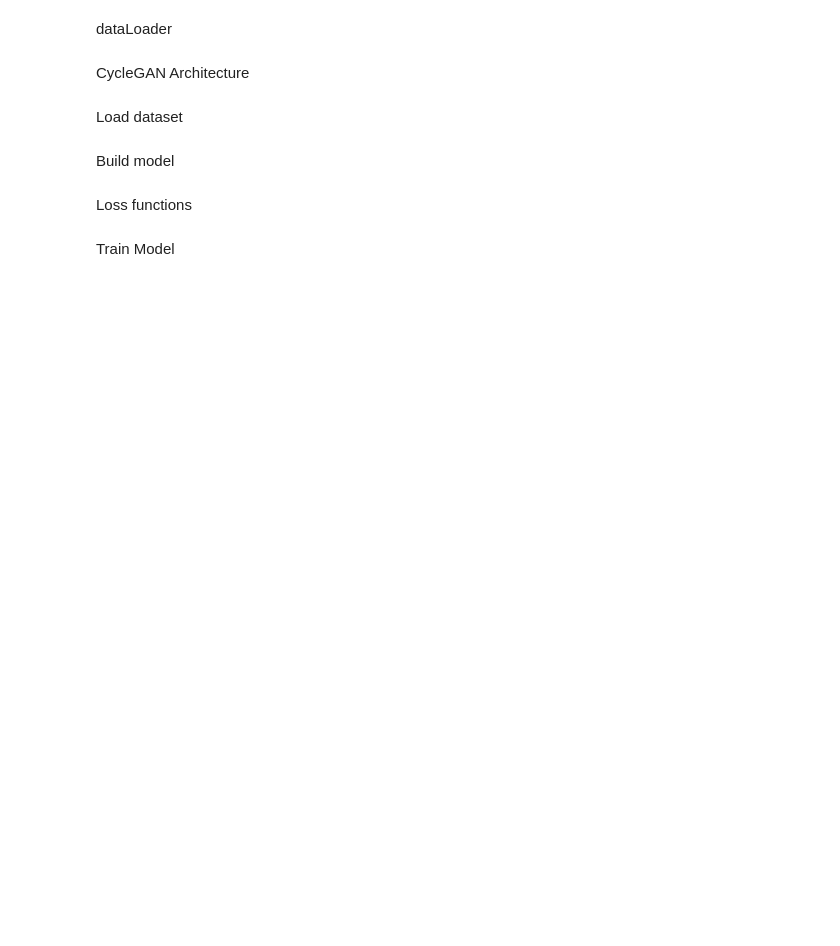
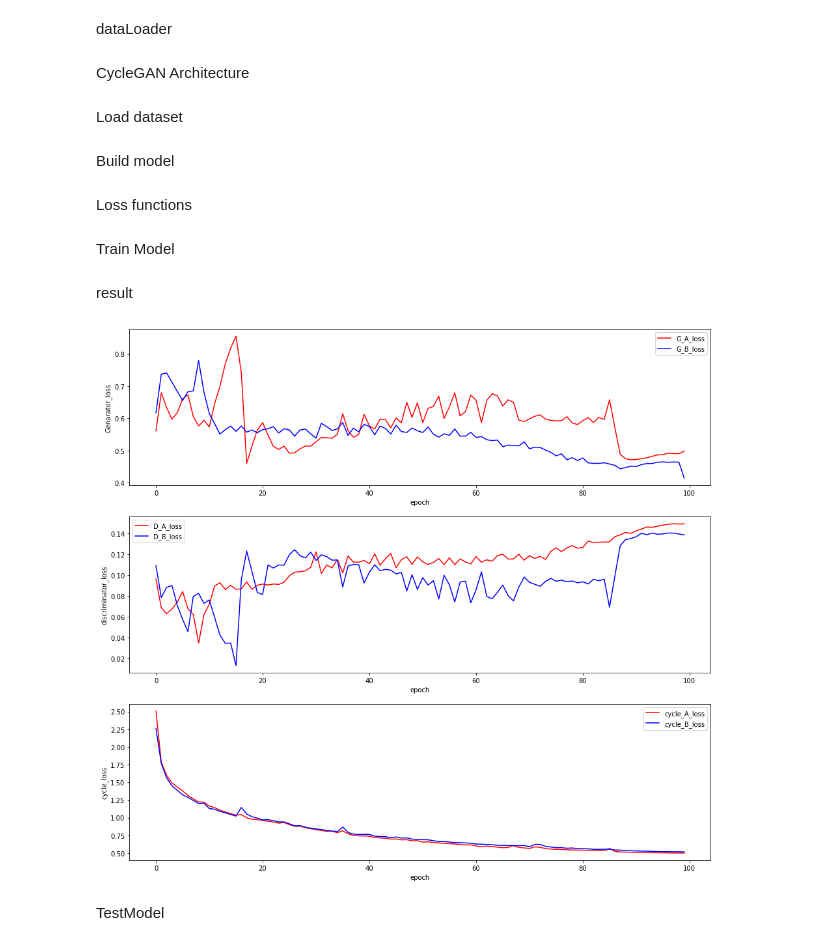
Before and after one commit to Leeyoungsup/HistopathologyMMRstatusClassification, a Jupyter notebook: CycleGAN_gcu.ipynb, the cells around one changed output. Cells and saved outputs as stored; diff of their text form; code cells hidden in the pictures; blank space fills up the shorter version.

```diff
--- a/CycleGAN_gcu.ipynb
+++ b/CycleGAN_gcu.ipynb
@@ -246,10 +250,10 @@ transform = transforms.Compose([
     transforms.Normalize(mean=(0.5, 0.5, 0.5), std=(0.5, 0.5, 0.5))
 ])
 #Subfolders - day & night
-train_data_A = DatasetFromFolder(data_dir, subfolder='train_HE', transform=transform,
+train_data_A = DatasetFromFolder(data_dir, subfolder='standard', transform=transform,
                                 resize_scale=params['resize_scale'], crop_size=params['crop_size'], fliplr=params['fliplr'])
 train_data_loader_A = torch.utils.data.DataLoader(dataset=train_data_A, batch_size=params['batch_size'], shuffle=True)
-train_data_B = DatasetFromFolder(data_dir, subfolder='train_longHE', transform=transform,
+train_data_B = DatasetFromFolder(data_dir, subfolder='Notstandard', transform=transform,
                                 resize_scale=params['resize_scale'], crop_size=params['crop_size'], fliplr=params['fliplr'])
 train_data_loader_B = torch.utils.data.DataLoader(dataset=train_data_B, batch_size=params['batch_size'], shuffle=True)
 # %%
@@ -260,12 +264,12 @@ Build model
 # %%
 #Build Model
 #G_A - Day->Night ; G_B - Night -> Day
-G_A = Generator(3,3).cuda()
-G_B = Generator(3,3).cuda()
+G_A = Generator(3,3).to(device)
+G_B = Generator(3,3).to(device)
 
 #two Discriminators
-D_A = Discriminator(3).cuda()
-D_B = Discriminator(3).cuda()
+D_A = Discriminator(3).to(device)
+D_B = Discriminator(3).to(device)
 
 G_A.apply(weights_init_normal)
 G_B.apply(weights_init_normal)
@@ -279,8 +283,8 @@ D_B_optimizer = torch.optim.Adam(D_B.parameters(), lr=params['lrD'], betas=(para
 # %% [markdown]
 Loss functions
 # %%
-MSE_Loss = torch.nn.MSELoss().cuda()
-L1_Loss = torch.nn.L1Loss().cuda()
+MSE_Loss = torch.nn.MSELoss().to(device)
+L1_Loss = torch.nn.L1Loss().to(device)
 LossOutput = namedtuple("LossOutput", ["relu1_2", "relu2_2", "relu3_3", "relu4_3"])
 
 # https://discuss.pytorch.org/t/how-to-extract-features-of-an-image-from-a-trained-model/119/3
@@ -305,7 +309,7 @@ class LossNetwork(torch.nn.Module):
 
 vgg_model = vgg.vgg16(pretrained=True)
 if torch.cuda.is_available():
-    vgg_model.cuda()
+    vgg_model.to(device)
 loss_network = LossNetwork(vgg_model)
 loss_network.eval()
 del vgg_model
@@ -494,3 +500,34 @@ for epoch in range(params['num_epochs']):
 
     plot_train_result([test_real_A, test_real_B], [test_fake_B, test_fake_A], [test_recon_A, test_recon_B],
                             epoch, save=False)
+# %% [markdown]
+result
+# %%
+from cProfile import label
+
+
+epoch=np.linspace(0,99,num=100,dtype=np.int16)
+fig=plt.figure(figsize=(16,15))
+plt.subplot(3, 1, 1)                # nrows=2, ncols=1, index=1
+plt.plot(epoch, G_A_avg_losses,'r',label='G_A_loss')
+plt.plot(epoch, G_B_avg_losses,'b',label='G_B_loss')
+plt.ylabel('Genarator_loss')
+plt.xlabel('epoch')
+plt.legend()
+plt.subplot(3, 1, 2)                # nrows=2, ncols=1, index=1
+plt.plot(epoch, D_A_avg_losses,'r',label='D_A_loss')
+plt.plot(epoch, D_B_avg_losses,'b',label='D_B_loss')
+plt.ylabel('discriminator_loss')
+plt.xlabel('epoch')
+plt.legend()
+plt.subplot(3, 1, 3)                # nrows=2, ncols=1, index=1
+plt.plot(epoch, cycle_A_avg_losses,'r',label='cycle_A_loss')
+plt.plot(epoch, cycle_B_avg_losses,'b',label='cycle_B_loss')
+plt.ylabel('cycle_loss')
+plt.xlabel('epoch')
+plt.legend()
+plt.show()
+# %% [output]
+[figure, added]
+# %% [markdown]
+TestModel
```
Also changed, not shown: parts of 6 cells of this notebook, 3 other files.
